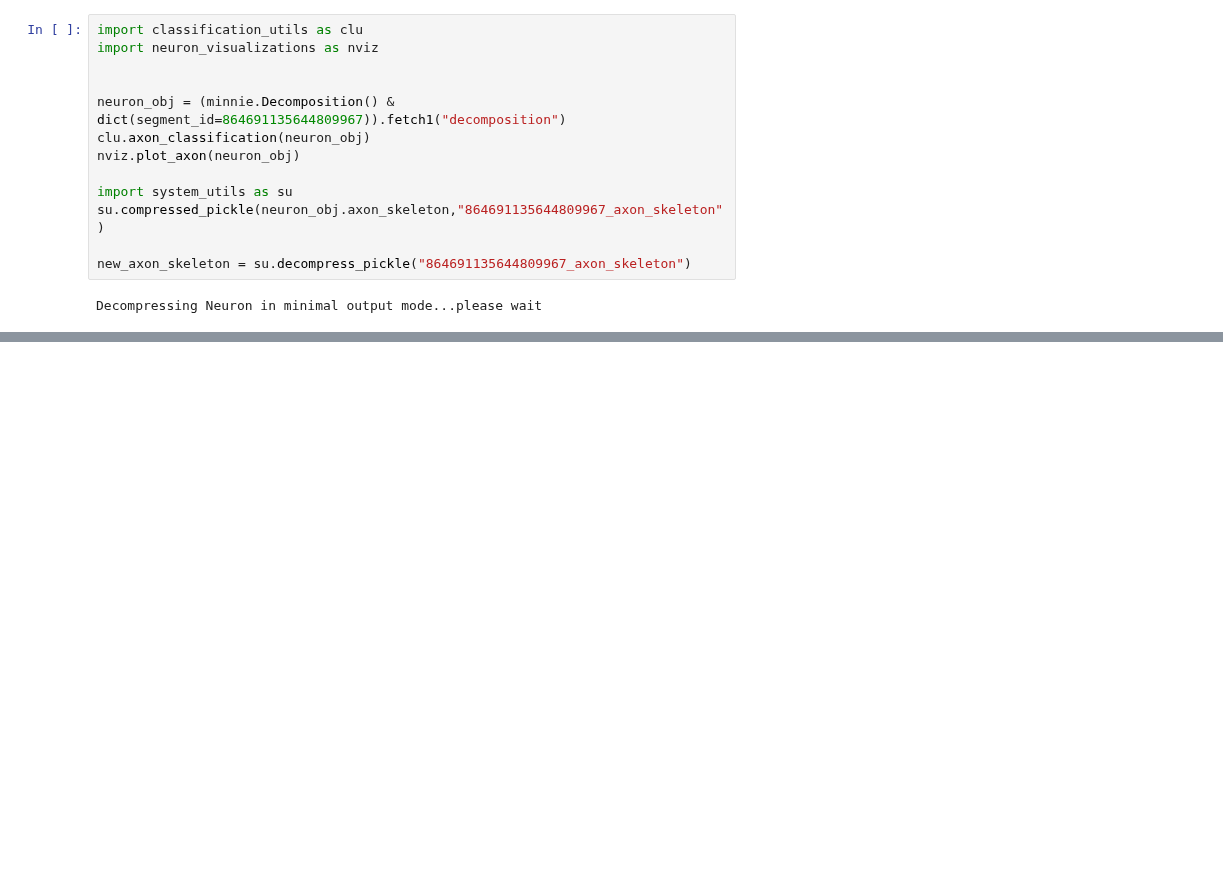
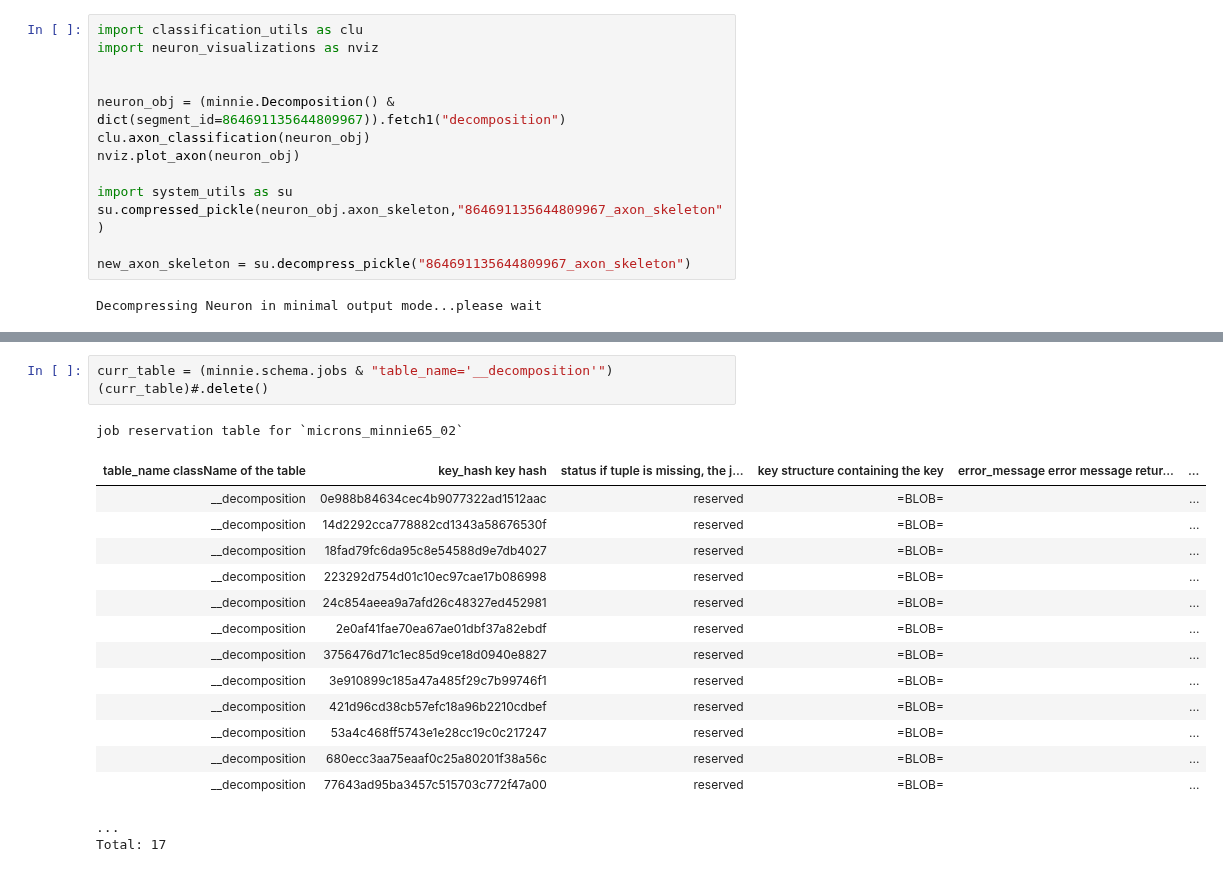
Before and after one commit to celiibrendan/neuron_mesh_tools, a Jupyter notebook: Auto_Proofreading/Figures_and_presentation/Presyn_Manual_vs_Auto.ipynb, the cells around one changed output, grey strips where cells are left out. Drawn from its saved outputs; the diff is of its cells as text; blank space fills up the shorter version.

```diff
--- a/Auto_Proofreading/Figures_and_presentation/Presyn_Manual_vs_Auto.ipynb
+++ b/Auto_Proofreading/Figures_and_presentation/Presyn_Manual_vs_Auto.ipynb
@@ -583,0 +607,20 @@ Decompressing Neuron in minimal output mode...please wait
+# %%
+curr_table = (minnie.schema.jobs & "table_name='__decomposition'")
+(curr_table)#.delete()
+# %% [output]
+job reservation table for `microns_minnie65_02`
+| table_name className of the table | key_hash key hash | status if tuple is missing, the j... | key structure containing the key | error_message error message retur... | ... |
+| __decomposition | 0e988b84634cec4b9077322ad1512aac | reserved | =BLOB= |  | ... |
+| __decomposition | 14d2292cca778882cd1343a58676530f | reserved | =BLOB= |  | ... |
+| __decomposition | 18fad79fc6da95c8e54588d9e7db4027 | reserved | =BLOB= |  | ... |
+| __decomposition | 223292d754d01c10ec97cae17b086998 | reserved | =BLOB= |  | ... |
+| __decomposition | 24c854aeea9a7afd26c48327ed452981 | reserved | =BLOB= |  | ... |
+| __decomposition | 2e0af41fae70ea67ae01dbf37a82ebdf | reserved | =BLOB= |  | ... |
+| __decomposition | 3756476d71c1ec85d9ce18d0940e8827 | reserved | =BLOB= |  | ... |
+| __decomposition | 3e910899c185a47a485f29c7b99746f1 | reserved | =BLOB= |  | ... |
+| __decomposition | 421d96cd38cb57efc18a96b2210cdbef | reserved | =BLOB= |  | ... |
+| __decomposition | 53a4c468ff5743e1e28cc19c0c217247 | reserved | =BLOB= |  | ... |
+| __decomposition | 680ecc3aa75eaaf0c25a80201f38a56c | reserved | =BLOB= |  | ... |
+| __decomposition | 77643ad95ba3457c515703c772f47a00 | reserved | =BLOB= |  | ... |
+...
+Total: 17
```
Also changed, not shown: parts of 1 cell of this notebook, 15 other files.
